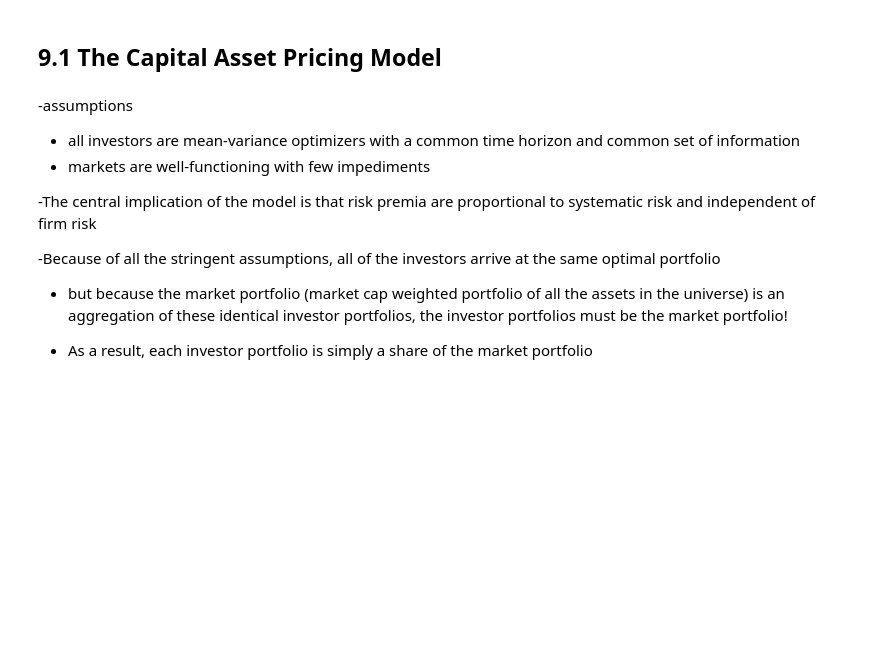
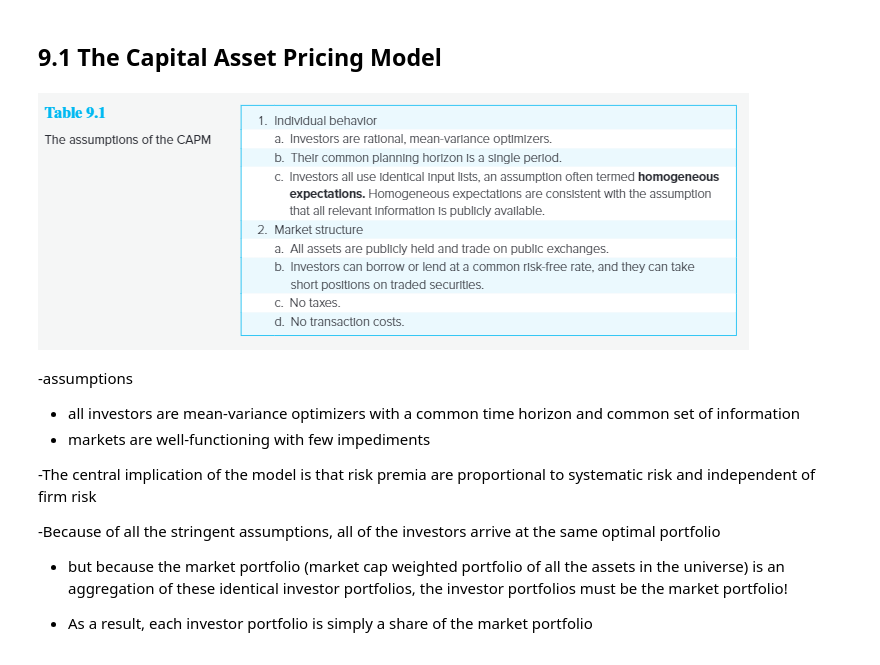
Before and after one commit to eddietaylor/securities-analysis, a Jupyter notebook: notebooks/notes/investments_notes.ipynb, the cells around one changed output. Cells and saved outputs as stored; diff of their text form; code cells hidden in the pictures; blank space fills up the shorter version.

Commit message:
closing thoughts on CAPM

```diff
--- a/notebooks/notes/investments_notes.ipynb
+++ b/notebooks/notes/investments_notes.ipynb
@@ -2468,6 +2468,10 @@ $$ [\frac{\alpha_A}{\sigma(e_A)}]^2 = \sum_{1=1}^{n}[\frac{\alpha_i}{\sigma(e_i)
 -But its central conclusion is that only systematic risk will be rewarded with a risk premium
 # %% [markdown]
 ## **9.1 The Capital Asset Pricing Model**
+# %%
+Image(filename='../../data/capm_assump.png')
+# %% [output]
+[figure, added]
 # %% [markdown]
 -assumptions
 
```
Also changed, not shown: parts of 13 cells of this notebook.
